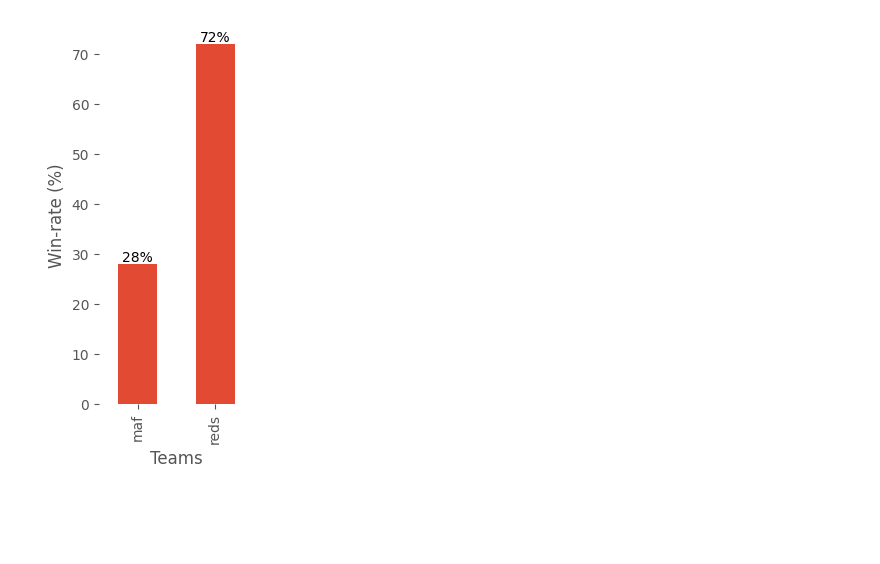
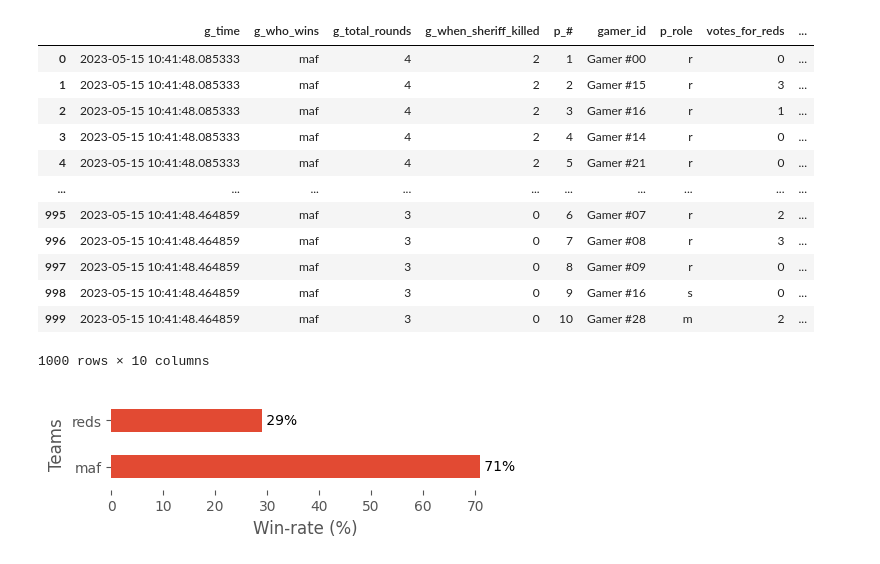
Before and after one commit to SergeySetti/mafiasim, a Jupyter notebook: data_analysis/tryit.ipynb, the cells around one changed output. Saved outputs shown, nothing was run; the diff lists cells and outputs as text; code cells hidden in the pictures; blank space fills up the shorter version.

```diff
--- a/data_analysis/tryit.ipynb
+++ b/data_analysis/tryit.ipynb
@@ -45,25 +48,9 @@ for g in range(games_count):
     chosen_ids = choice(gamer_ids, replace=False, size=10).tolist()
 
     players_strategies = [[g_id, typical_tactics] for g_id in chosen_ids]
-    is_5_in_game = chosen_ids.index('Gamer #5') if 'Gamer #5' in chosen_ids else None
-    if is_5_in_game:
-        players_strategies[is_5_in_game][1] = skilled_tactics
-
-    is_5_in_game = chosen_ids.index('Gamer #6') if 'Gamer #6' in chosen_ids else None
-    if is_5_in_game:
-        players_strategies[is_5_in_game][1] = skilled_tactics
-
-    is_5_in_game = chosen_ids.index('Gamer #7') if 'Gamer #7' in chosen_ids else None
-    if is_5_in_game:
-        players_strategies[is_5_in_game][1] = skilled_tactics
-
-    is_5_in_game = chosen_ids.index('Gamer #8') if 'Gamer #8' in chosen_ids else None
-    if is_5_in_game:
-        players_strategies[is_5_in_game][1] = skilled_tactics
-
-    is_5_in_game = chosen_ids.index('Gamer #9') if 'Gamer #9' in chosen_ids else None
-    if is_5_in_game:
-        players_strategies[is_5_in_game][1] = skilled_tactics
+    is_7_in_game = chosen_ids.index('Gamer #07') if 'Gamer #07' in chosen_ids else None
+    if is_7_in_game:
+        players_strategies[is_7_in_game][1] = skilled_tactics
 
     game.init_game(players_strategies)
     while True:
@@ -86,14 +73,29 @@ for g in range(games_count):
 
 df['p_is_winner'] = ((df['g_who_wins'] == 'reds') & ((df['p_role'] == 'r') | (df['p_role'] == 's'))) | ( (df['g_who_wins'] == 'maf') & (df['p_role'] == 'm') )
 df['p_is_winner'] = df['p_is_winner'].astype('int8')
+df
+# %% [output]
+|  | g_time | g_who_wins | g_total_rounds | g_when_sheriff_killed | p_# | gamer_id | p_role | votes_for_reds | ... |
+| 0 | 2023-05-15 10:41:48.085333 | maf | 4 | 2 | 1 | Gamer #00 | r | 0 | ... |
+| 1 | 2023-05-15 10:41:48.085333 | maf | 4 | 2 | 2 | Gamer #15 | r | 3 | ... |
+| 2 | 2023-05-15 10:41:48.085333 | maf | 4 | 2 | 3 | Gamer #16 | r | 1 | ... |
+| 3 | 2023-05-15 10:41:48.085333 | maf | 4 | 2 | 4 | Gamer #14 | r | 0 | ... |
+| 4 | 2023-05-15 10:41:48.085333 | maf | 4 | 2 | 5 | Gamer #21 | r | 0 | ... |
+| ... | ... | ... | ... | ... | ... | ... | ... | ... | ... |
+| 995 | 2023-05-15 10:41:48.464859 | maf | 3 | 0 | 6 | Gamer #07 | r | 2 | ... |
+| 996 | 2023-05-15 10:41:48.464859 | maf | 3 | 0 | 7 | Gamer #08 | r | 3 | ... |
+| 997 | 2023-05-15 10:41:48.464859 | maf | 3 | 0 | 8 | Gamer #09 | r | 0 | ... |
+| 998 | 2023-05-15 10:41:48.464859 | maf | 3 | 0 | 9 | Gamer #16 | s | 0 | ... |
+| 999 | 2023-05-15 10:41:48.464859 | maf | 3 | 0 | 10 | Gamer #28 | m | 2 | ... |
+1000 rows × 10 columns
 # %%
 who_wins = df.groupby(['g_time', 'g_who_wins']).agg(wins_count=('g_who_wins', 'count')).reset_index()
 who_wins = who_wins.groupby('g_who_wins').agg(wins_by_team=('g_who_wins', 'count')) / len(who_wins) * 100
-ax = who_wins.plot(kind='bar', legend=False)
+ax = who_wins.plot(kind='barh', legend=False)
 ax.set_frame_on(False)
-ax.set_xlabel('Teams')
-ax.set_ylabel('Win-rate (%)')
-ax.bar_label(ax.containers[0], fmt='%.0f%%')
-set_ax_pixel_size(ax, width=200)
+ax.set_ylabel('Teams')
+ax.set_xlabel('Win-rate (%)')
+ax.bar_label(ax.containers[0], fmt=' %.0f%%')
+set_ax_pixel_size(ax, width=500, height=120)
 # %% [output]
-[figure, old version]
+[figure, new version]
```
Also changed, not shown: parts of 7 cells of this notebook, 3 other files.
